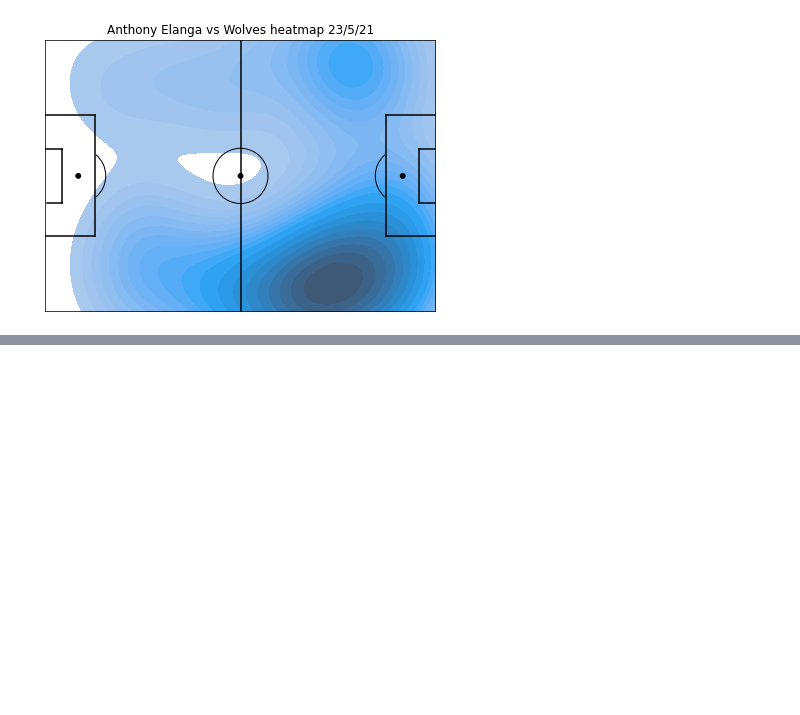
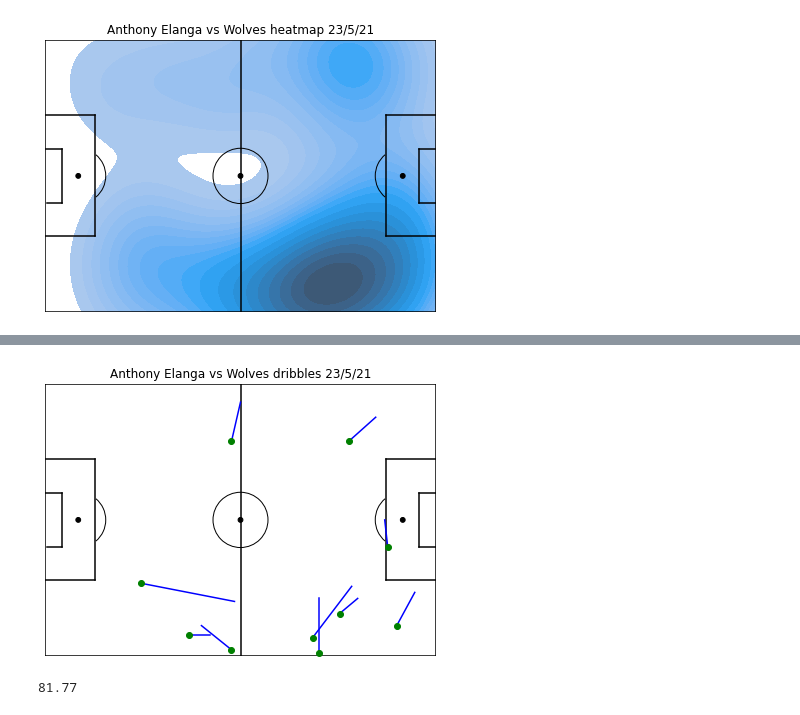
Before and after one commit to dannyburleigh/ToM, a Jupyter notebook: Untitled.ipynb, the cells around one changed output, grey strips where cells are left out. Cells and saved outputs as stored; diff of their text form; code cells hidden in the pictures; blank space fills up the shorter version.

```diff
--- a/Untitled.ipynb
+++ b/Untitled.ipynb
@@ -83,3 +145,5 @@ plt.show()
 # %%
 data['X'] = data['X']*1.3
 data['Y'] = data['Y']*0.9
+data['X2'] = data['X2']*1.3
+data['Y2'] = data['Y2']*0.9
@@ -151,0 +234,3 @@ plt.show()
+# %%
+#Get dribbles
+dribbles = data[data['Event'].str.contains('Dribble')].reset_index()
@@ -151,0 +251,73 @@ plt.show()
+# %%
+
+#Create figure
+fig=plt.figure()
+fig.set_size_inches(7, 5)
+ax=fig.add_subplot(1,1,1)
+
+#Pitch Outline & Centre Line
+plt.plot([0,0],[0,90], color="black")
+plt.plot([0,130],[90,90], color="black")
+plt.plot([130,130],[90,0], color="black")
+plt.plot([130,0],[0,0], color="black")
+plt.plot([65,65],[0,90], color="black")
+
+#Left Penalty Area
+plt.plot([16.5,16.5],[65,25],color="black")
+plt.plot([0,16.5],[65,65],color="black")
+plt.plot([16.5,0],[25,25],color="black")
+
+#Right Penalty Area
+plt.plot([130,113.5],[65,65],color="black")
+plt.plot([113.5,113.5],[65,25],color="black")
+plt.plot([113.5,130],[25,25],color="black")
+
+#Left 6-yard Box
+plt.plot([0,5.5],[54,54],color="black")
+plt.plot([5.5,5.5],[54,36],color="black")
+plt.plot([5.5,0.5],[36,36],color="black")
+
+#Right 6-yard Box
+plt.plot([130,124.5],[54,54],color="black")
+plt.plot([124.5,124.5],[54,36],color="black")
+plt.plot([124.5,130],[36,36],color="black")
+
+#Prepare Circles
+centreCircle = plt.Circle((65,45),9.15,color="black",fill=False)
+centreSpot = plt.Circle((65,45),0.8,color="black")
+leftPenSpot = plt.Circle((11,45),0.8,color="black")
+rightPenSpot = plt.Circle((119,45),0.8,color="black")
+
+#Draw Circles
+ax.add_patch(centreCircle)
+ax.add_patch(centreSpot)
+ax.add_patch(leftPenSpot)
+ax.add_patch(rightPenSpot)
+
+#Prepare Arcs
+leftArc = Arc((11,45),height=18.3,width=18.3,angle=0,theta1=310,theta2=50,color="black")
+rightArc = Arc((119,45),height=18.3,width=18.3,angle=0,theta1=130,theta2=230,color="black")
+
+#Draw Arcs
+ax.add_patch(leftArc)
+ax.add_patch(rightArc)
+
+#Tidy Axes
+plt.axis('off')
+
+for i in range(len(dribbles)):
+    plt.plot([int(dribbles["X"][i]),int(dribbles["X2"][i])],[int(dribbles["Y"][i]),int(dribbles["Y2"][i])], color="blue")
+    plt.plot(int(dribbles["X"][i]),int(dribbles["Y"][i]),"o", color="green")
+plt.ylim(0, 90)
+plt.xlim(0, 130)
+plt.title("Anthony Elanga vs Wolves dribbles 23/5/21")
+
+
+#Display Pitch
+plt.show()
+# %% [output]
+[figure, added]
+# %%
+dribbles['X'].mean()
+# %% [output]
+81.77
```
Also changed, not shown: parts of 26 cells of this notebook.
